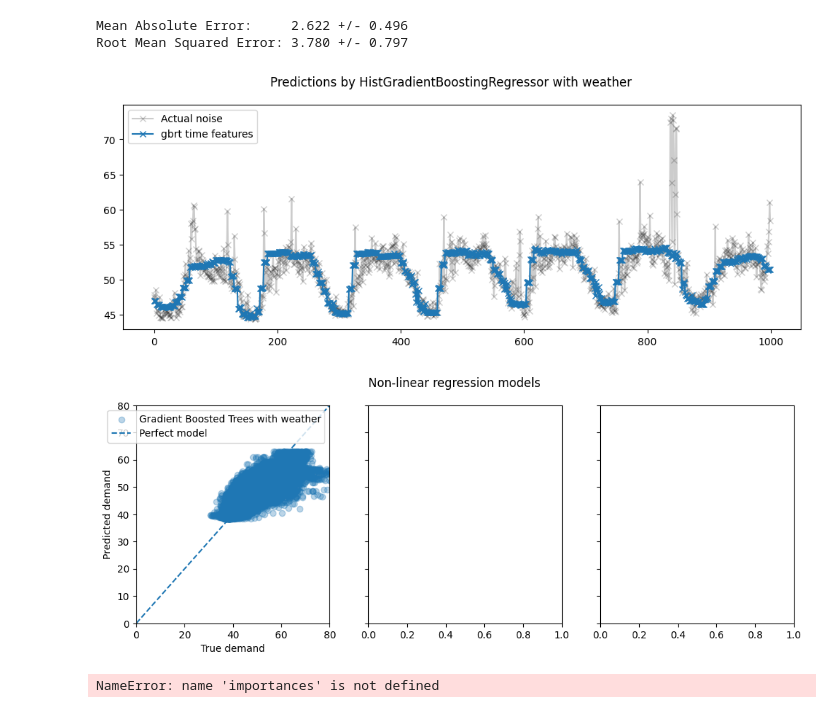
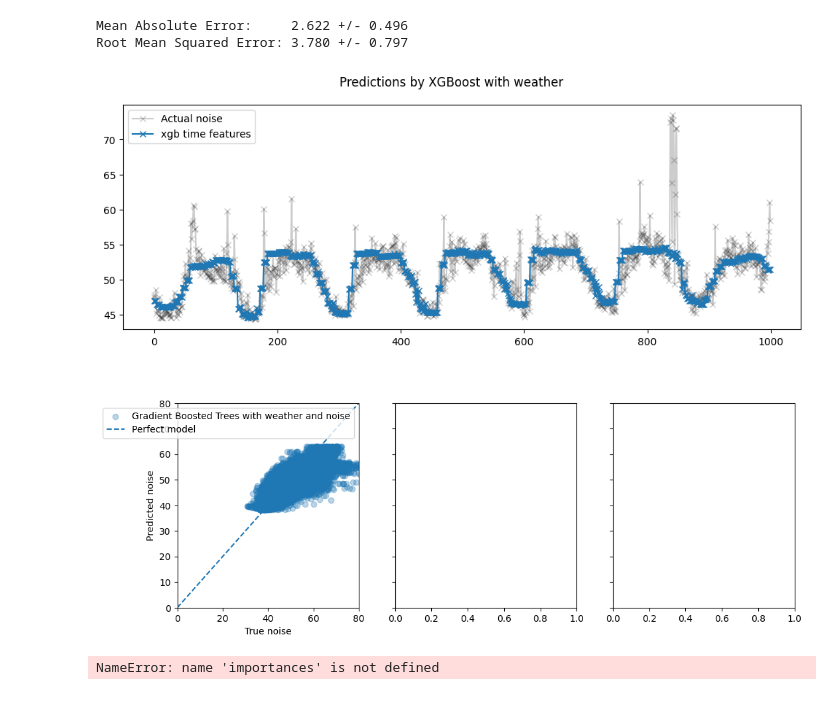
Before and after one commit to IvanaOsredek/ModernDataAnalyticsProject, a Jupyter notebook: MDA_XGB_delayednoise.ipynb, the cells around one changed output. Saved outputs shown, nothing was run; the diff lists cells and outputs as text; code cells hidden in the pictures.

Commit message:
Changing names of pipeline, axes etc

```diff
--- a/MDA_XGB_delayednoise.ipynb
+++ b/MDA_XGB_delayednoise.ipynb
@@ -302,20 +302,20 @@ def evaluate(model, X, y, cv):
         f"Root Mean Squared Error: {rmse.mean():.3f} +/- {rmse.std():.3f}"
     )
 
-gbrt_pipeline = xgb.XGBRegressor(learning_rate=0.05,n_estimators=100,max_depth=5)
+xgb_pipeline = xgb.XGBRegressor(learning_rate=0.05,n_estimators=100,max_depth=5)
 
-evaluate(gbrt_pipeline, X, y, cv=ts_cv)
+evaluate(xgb_pipeline, X, y, cv=ts_cv)
 # %% [output]
 Mean Absolute Error:     2.622 +/- 0.496
 Root Mean Squared Error: 3.780 +/- 0.797
 # %%
 #Qualitative analysis of the impact of features on linear model predictions
-gbrt_pipeline.fit(X, y)
-gbrt_predictions = gbrt_pipeline.predict(X)
+xgb_pipeline.fit(X, y)
+xgb_predictions = xgb_pipeline.predict(X)
 
 last_hours = slice(-1000, None)
 fig, ax = plt.subplots(figsize=(12, 4))
-fig.suptitle("Predictions by HistGradientBoostingRegressor with weather")
+fig.suptitle("Predictions by XGBoost with weather")
 ax.plot(
     y.values[last_hours],
     "x-",
@@ -323,33 +323,33 @@ ax.plot(
     label="Actual noise",
     color="black",
 )
-ax.plot(gbrt_predictions[last_hours], "x-", label="gbrt time features")
+ax.plot(xgb_predictions[last_hours], "x-", label="xgb time features")
 _ = ax.legend()
 # %% [output]
-[figure, old version]
+[figure, new version]
 # %%
 fig, axes = plt.subplots(ncols=3, figsize=(12, 4), sharey=True)
-fig.suptitle("Non-linear regression models")
+fig.suptitle(" ")
 predictions = [
-    gbrt_predictions,
+    xgb_predictions,
 ]
 labels = [
-    "Gradient Boosted Trees with weather",
+    "Gradient Boosted Trees with weather and noise",
 ]
 for ax, pred, label in zip(axes, predictions, labels):
     ax.scatter(y.values, pred, alpha=0.3, label=label)
     ax.plot([0, 80], [0, 80], "--", label="Perfect model")
     ax.set(
         xlim=(0, 80),
         ylim=(0, 80),
-        xlabel="True demand",
-        ylabel="Predicted demand",
+        xlabel="True noise",
+        ylabel="Predicted noise",
     )
     ax.legend()
 
 plt.show()
 # %% [output]
-[figure, old version]
+[figure, new version]
 # %%
 #now do the same but look at variables separately:
 # the feature importance should be lower, because dropping a variable form the model
```
Also changed, not shown: parts of 2 cells of this notebook, 2 other files.
